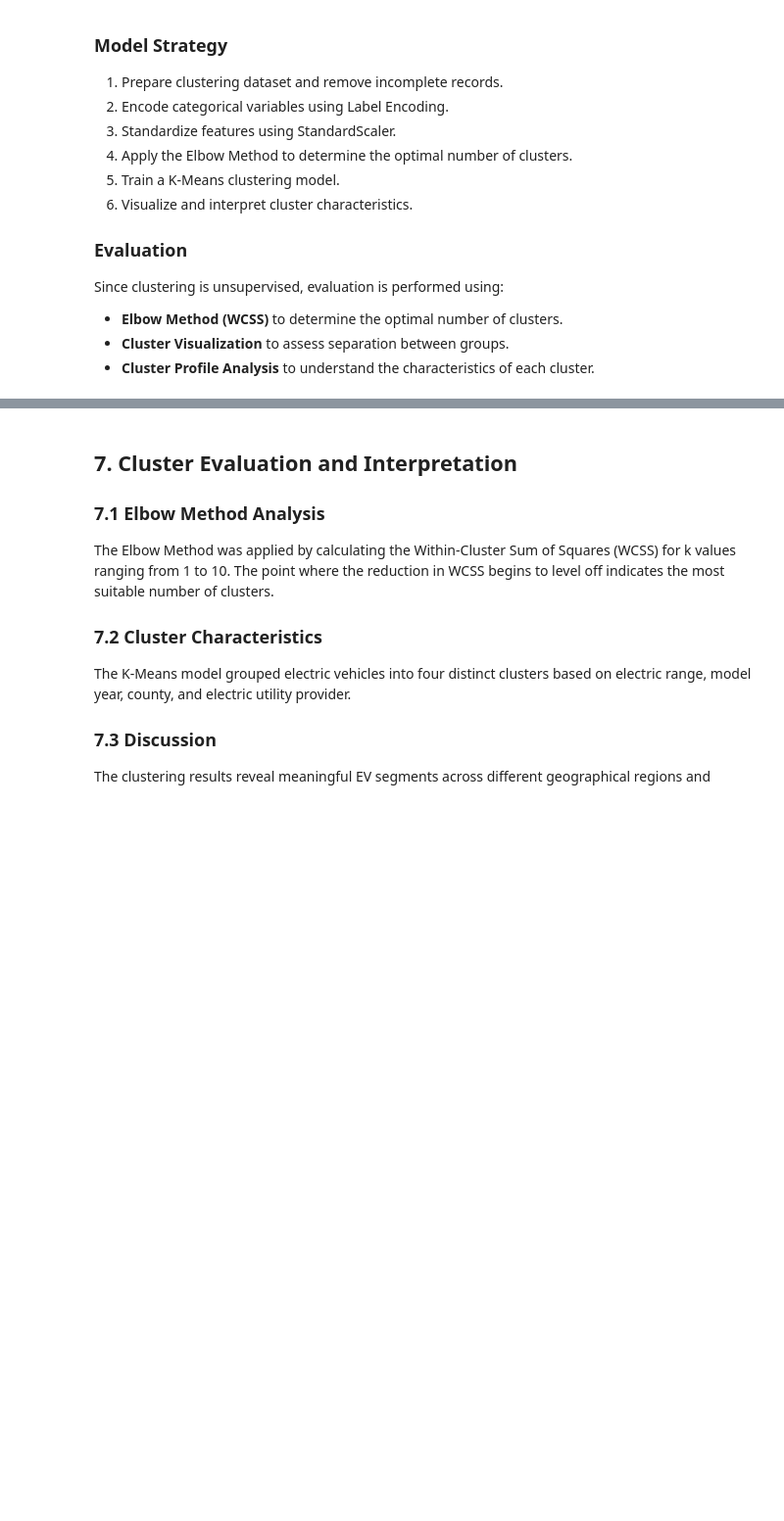
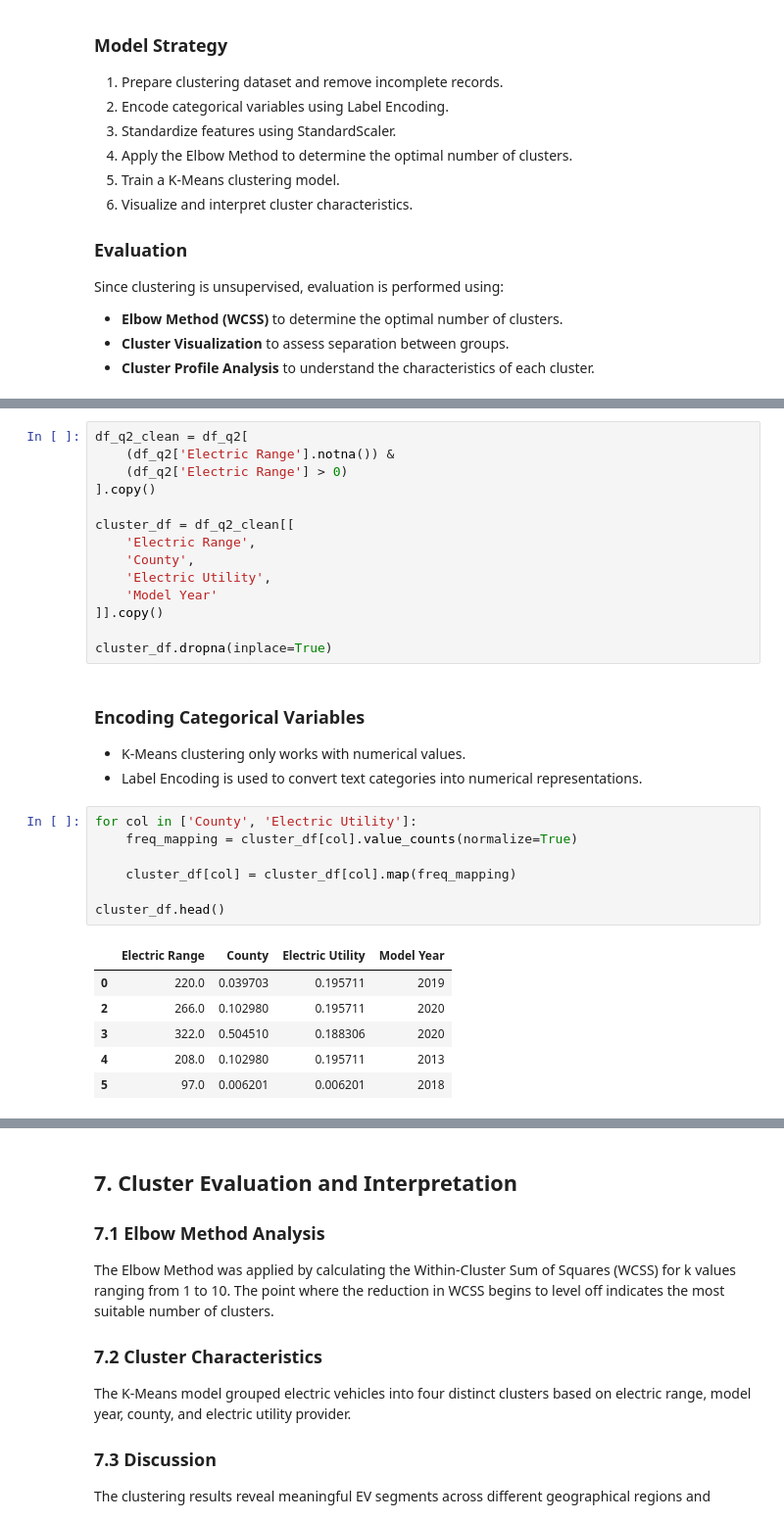
Before and after one commit to MrMinton/EV-Population, a Jupyter notebook: TTXL_GXX_Notebook.ipynb, the cells around one changed output, grey strips where cells are left out. Shown at 98% size. Cells and saved outputs as stored; diff of their text form; blank space fills up the shorter version.

```diff
--- a/TTXL_GXX_Notebook.ipynb
+++ b/TTXL_GXX_Notebook.ipynb
@@ -465,0 +470,32 @@ Since clustering is unsupervised, evaluation is performed using:
+# %%
+df_q2_clean = df_q2[
+    (df_q2['Electric Range'].notna()) &
+    (df_q2['Electric Range'] > 0)
+].copy()
+
+cluster_df = df_q2_clean[[
+    'Electric Range',
+    'County',
+    'Electric Utility',
+    'Model Year'
+]].copy()
+
+cluster_df.dropna(inplace=True)
+# %% [markdown]
+### Encoding Categorical Variables
+- K-Means clustering only works with numerical values.
+- Label Encoding is used to convert text categories into numerical representations.
+# %%
+for col in ['County', 'Electric Utility']:
+    freq_mapping = cluster_df[col].value_counts(normalize=True)
+
+    cluster_df[col] = cluster_df[col].map(freq_mapping)
+
+cluster_df.head()
+# %% [output]
+|  | Electric Range | County | Electric Utility | Model Year |
+| 0 | 220.0 | 0.039703 | 0.195711 | 2019 |
+| 2 | 266.0 | 0.102980 | 0.195711 | 2020 |
+| 3 | 322.0 | 0.504510 | 0.188306 | 2020 |
+| 4 | 208.0 | 0.102980 | 0.195711 | 2013 |
+| 5 | 97.0 | 0.006201 | 0.006201 | 2018 |
```
Also changed, not shown: parts of 9 cells of this notebook.
